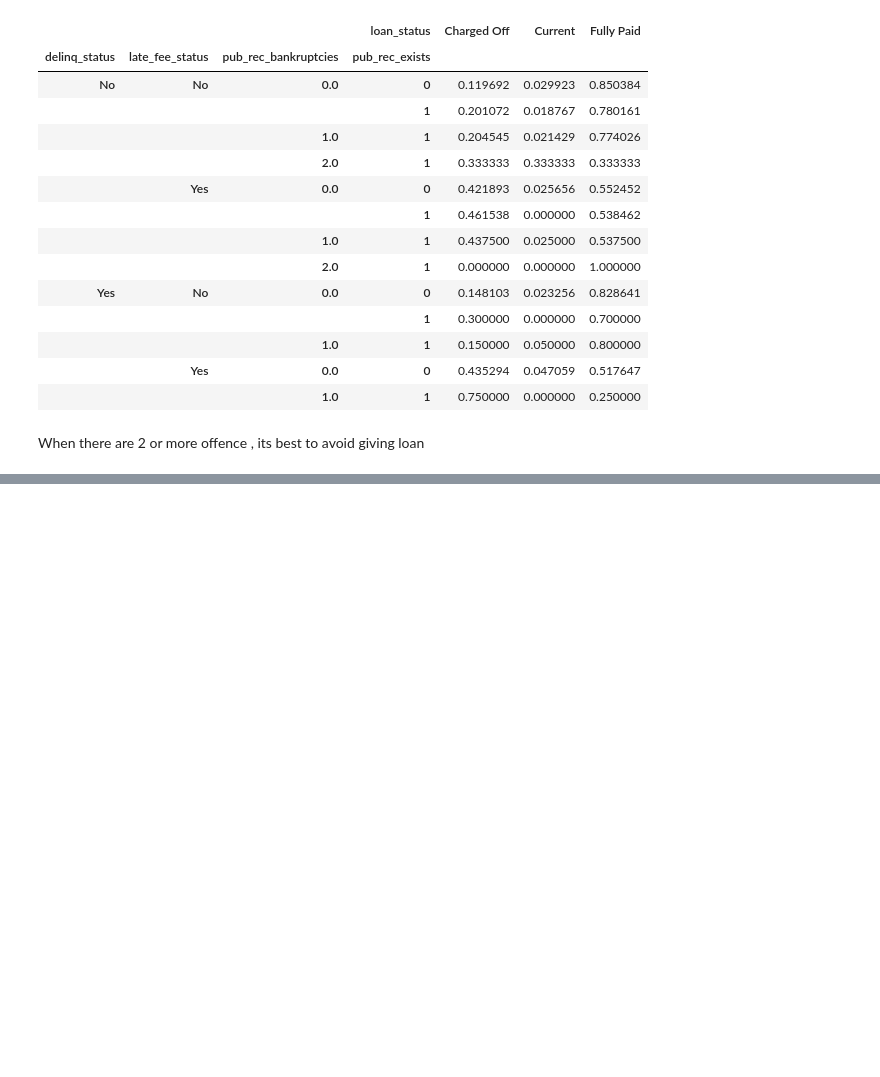
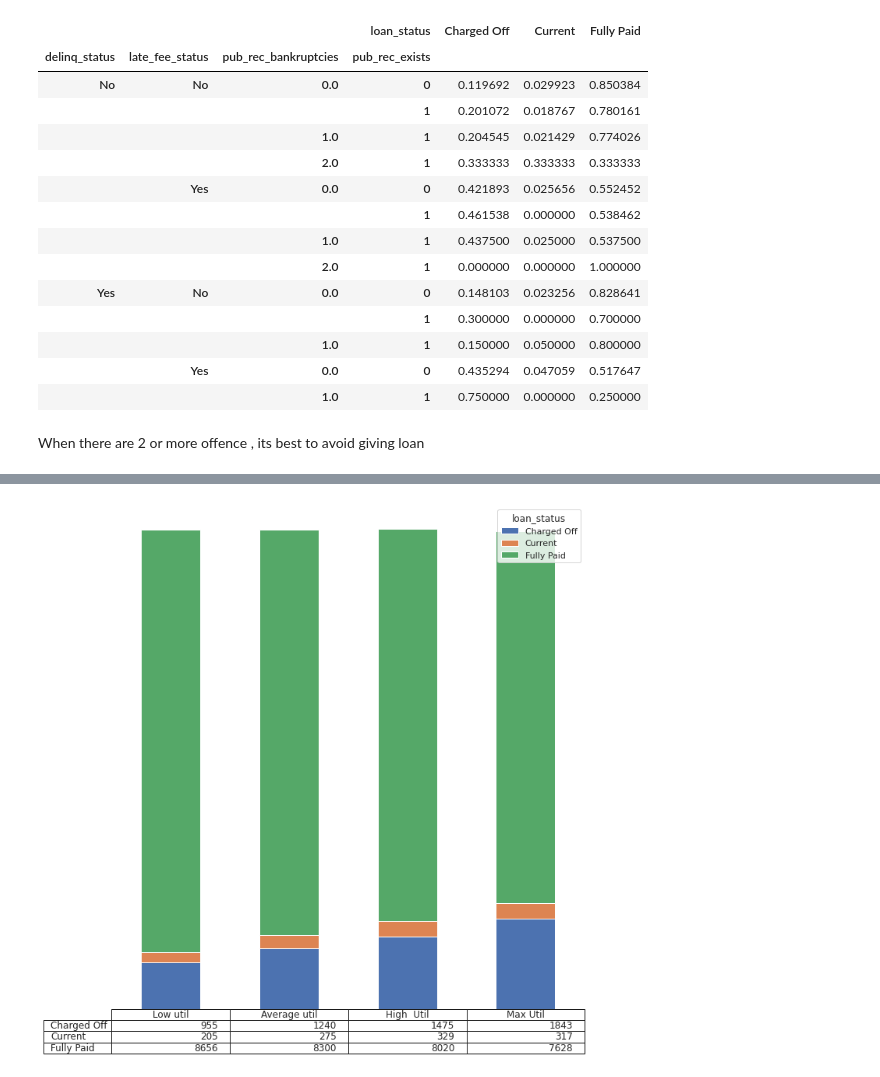
Before and after one commit to karthikmnkrishna/Loan-default-prediction, a Jupyter notebook: Loan_Case_study.ipynb, the cells around one changed output, grey strips where cells are left out. Cells and saved outputs as stored; diff of their text form; code cells hidden in the pictures; blank space fills up the shorter version.

```diff
--- a/Loan_Case_study.ipynb
+++ b/Loan_Case_study.ipynb
@@ -1139,0 +1147,4 @@ When there are 2 or more offence , its best to avoid giving loan
+# %%
+bar_plot('Revol_util_bin' ,'loan_status' )
+# %% [output]
+[figure, added]
```
Also changed, not shown: parts of 9 cells of this notebook.
